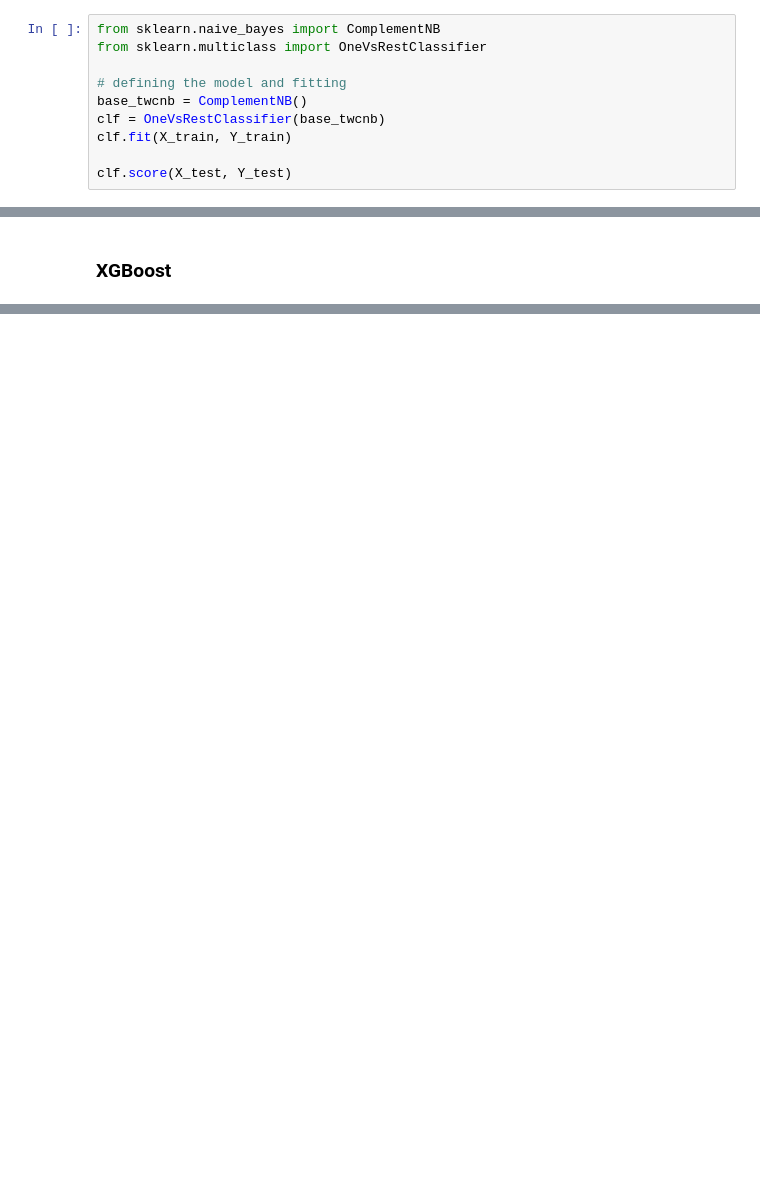
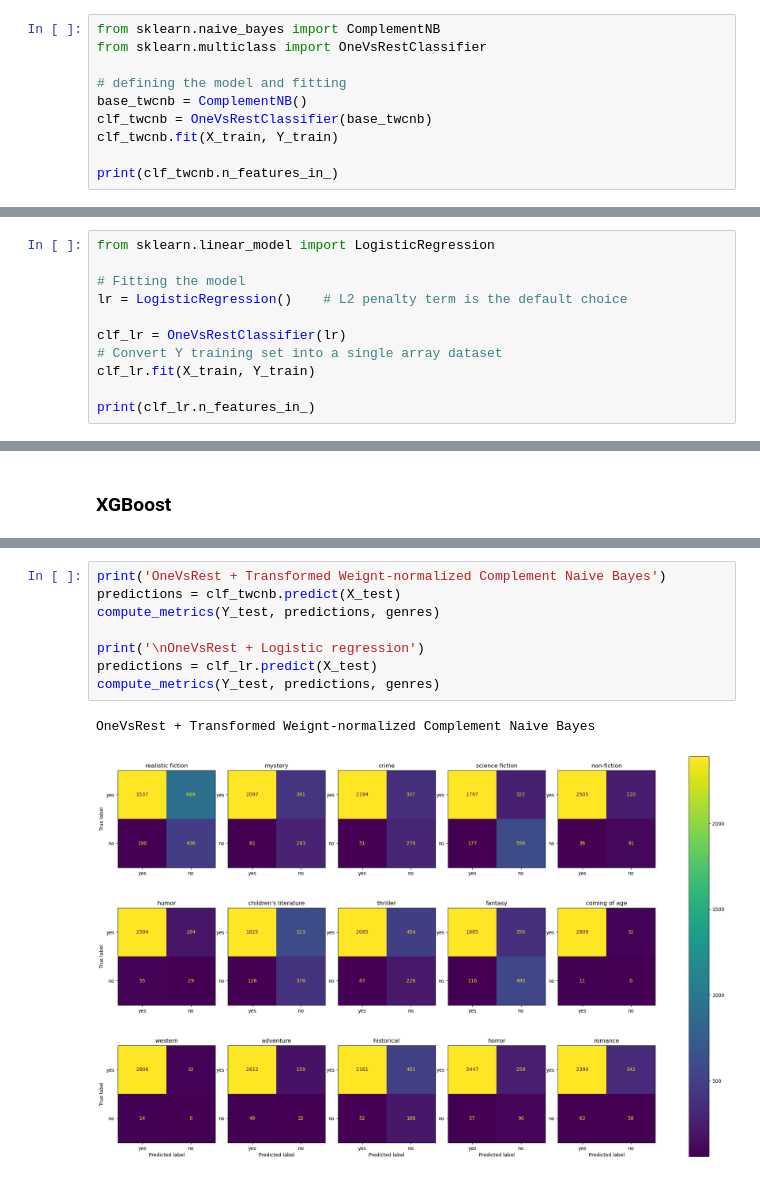
Before and after one commit to radovic/automatic-book-genre-classification, a Jupyter notebook: code/classification.ipynb, the cells around one changed output, grey strips where cells are left out. Cells and saved outputs as stored; diff of their text form; blank space fills up the shorter version.

```diff
--- a/code/classification.ipynb
+++ b/code/classification.ipynb
@@ -156,7 +91,7 @@ from sklearn.multiclass import OneVsRestClassifier
 
 # defining the model and fitting
 base_twcnb = ComplementNB()
-clf = OneVsRestClassifier(base_twcnb)
-clf.fit(X_train, Y_train)
+clf_twcnb = OneVsRestClassifier(base_twcnb)
+clf_twcnb.fit(X_train, Y_train)
 
-clf.score(X_test, Y_test)
+print(clf_twcnb.n_features_in_)
@@ -162,0 +102,11 @@ clf.score(X_test, Y_test)
+# %%
+from sklearn.linear_model import LogisticRegression
+
+# Fitting the model
+lr = LogisticRegression()    # L2 penalty term is the default choice
+
+clf_lr = OneVsRestClassifier(lr)
+# Convert Y training set into a single array dataset
+clf_lr.fit(X_train, Y_train)
+
+print(clf_lr.n_features_in_)
@@ -334,0 +283,11 @@ Precision: 0.5358, Recall: 0.2470, F1-measure: 0.3212
+# %%
+print('OneVsRest + Transformed Weignt-normalized Complement Naive Bayes')
+predictions = clf_twcnb.predict(X_test)
+compute_metrics(Y_test, predictions, genres)
+
+print('\nOneVsRest + Logistic regression')
+predictions = clf_lr.predict(X_test)
+compute_metrics(Y_test, predictions, genres)
+# %% [output]
+OneVsRest + Transformed Weignt-normalized Complement Naive Bayes
+[figure, added]
```
Also changed, not shown: parts of 13 cells of this notebook, 1 other file.
